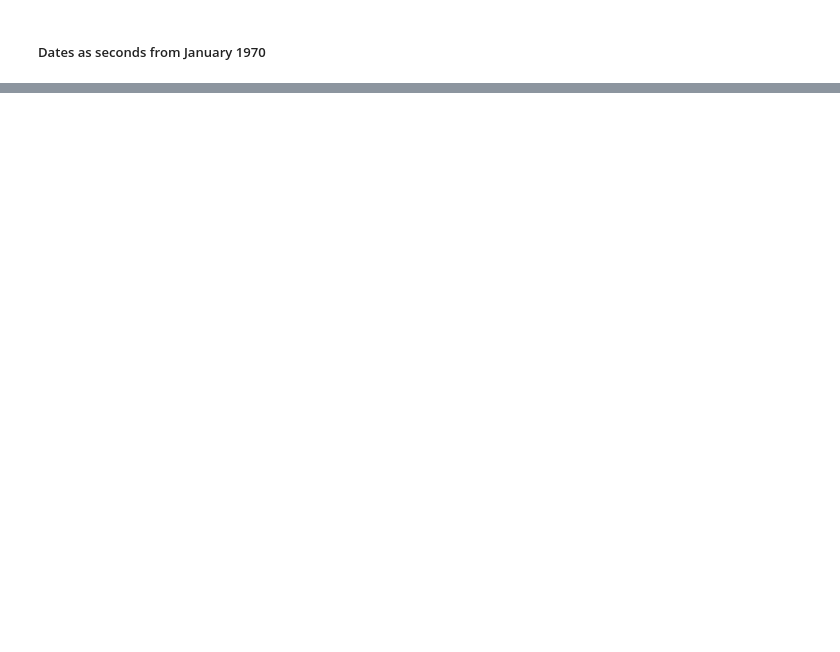
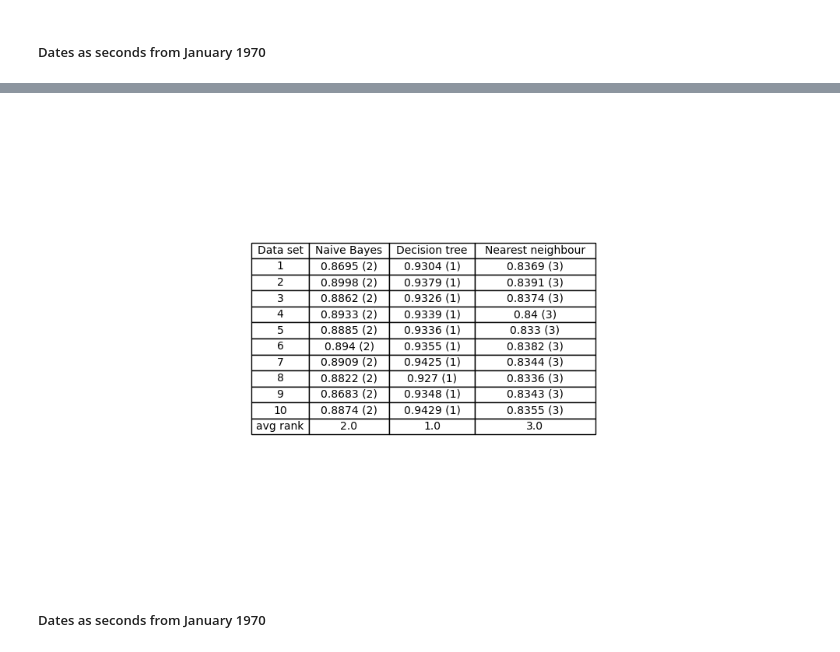
Before and after one commit to Remasproblemas/dv2599_project, a Jupyter notebook: main.ipynb, the cells around one changed output, grey strips where cells are left out. Drawn from its saved outputs; the diff is of its cells as text; code cells hidden in the pictures; blank space fills up the shorter version.

```diff
--- a/main.ipynb
+++ b/main.ipynb
@@ -346,0 +407,36 @@ table.auto_set_column_width(col=list(range(len(plot.columns))))
+# %%
+## Making a new Dataframe that looks like table 12.8 in main literature
+
+gdb_string = []
+rdf_string = []
+knn_string = []
+
+for i in range(len(ranks)):
+    gdb_string.append(str(date_gdb_f1_scores[i]) + " (" + str(ranks[i][0]) + ")")
+    rdf_string.append(str(date_rdf_f1_scores[i]) + " (" + str(ranks[i][1]) + ")")
+    knn_string.append(str(date_knn_f1_scores[i]) + " (" + str(ranks[i][2]) + ")")
+
+
+data = {
+    'Data set': [1, 2, 3, 4, 5, 6, 7, 8, 9, 10],
+    'Naive Bayes': gdb_string,
+    'Decision tree': rdf_string,
+    'Nearest neighbour': knn_string,
+}
+avg = ['avg rank',date_avg_gdb_f1_scores,date_avg_rdf_f1_scores,date_avg_knn_f1_scores]
+
+plot = pd.DataFrame(data)
+plot.loc[len(plot)] = avg
+
+## Plotting the dataframe as a Table
+
+fig, ax = plt.subplots(figsize=(10, 6))
+fig.patch.set_visible(False)
+ax.axis('off')
+table = ax.table(cellText=plot.values, colLabels=plot.columns, loc='center', cellLoc='center')
+fig.tight_layout()
+table.auto_set_column_width(col=list(range(len(plot.columns))))
+# %% [output]
+[figure, added]
+# %% [markdown]
+##### Dates as seconds from January 1970
```
Also changed, not shown: parts of 16 cells of this notebook.
